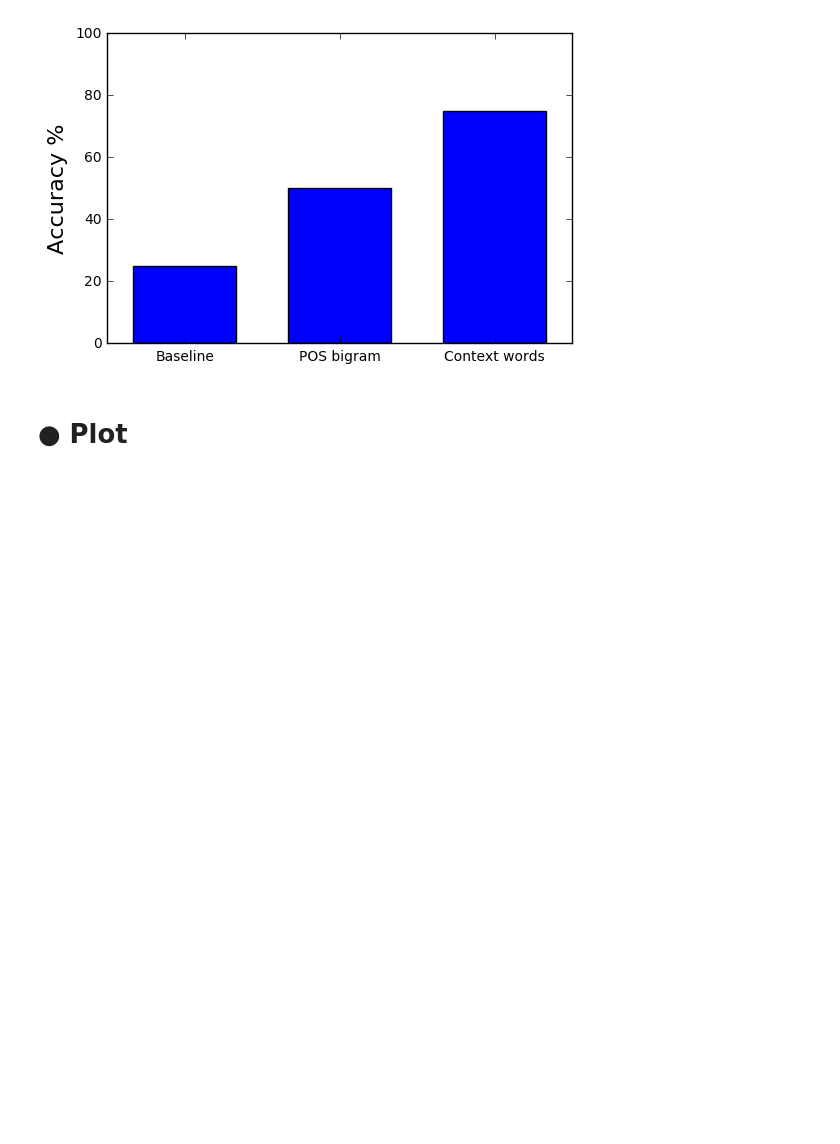
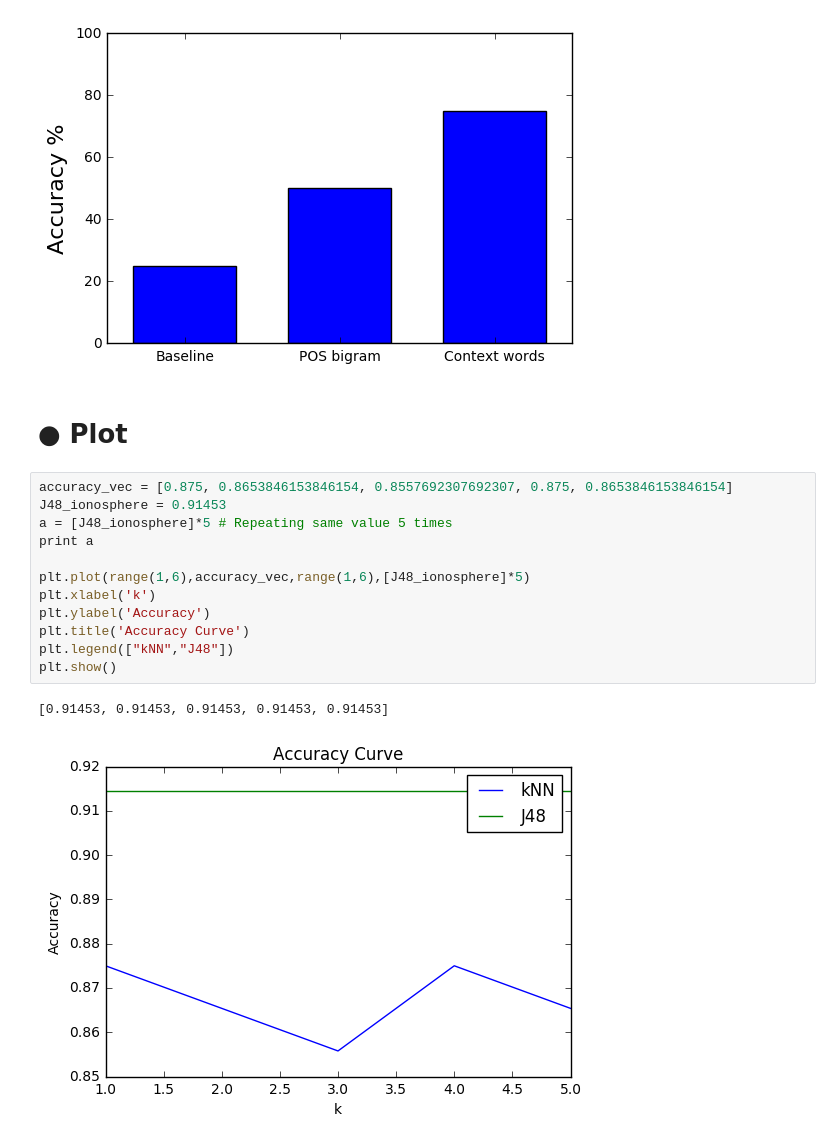
Before and after one commit to gtatiya/Python-Programming, a Jupyter notebook: Matplotlib API/pyplot.ipynb, the cells around one changed output. Saved outputs shown, nothing was run; the diff lists cells and outputs as text; blank space fills up the shorter version.

Commit message:
Updated Plot

```diff
--- a/Matplotlib API/pyplot.ipynb
+++ b/Matplotlib API/pyplot.ipynb
@@ -29,6 +29,21 @@ plt.show()
 [figure]
 # %% [markdown]
 # <a id="Plot">● Plot</a>
+# %%
+accuracy_vec = [0.875, 0.8653846153846154, 0.8557692307692307, 0.875, 0.8653846153846154]
+J48_ionosphere = 0.91453
+a = [J48_ionosphere]*5 # Repeating same value 5 times
+print a
+
+plt.plot(range(1,6),accuracy_vec,range(1,6),[J48_ionosphere]*5)
+plt.xlabel('k')
+plt.ylabel('Accuracy')
+plt.title('Accuracy Curve')
+plt.legend(["kNN","J48"])
+plt.show()
+# %% [output]
+[0.91453, 0.91453, 0.91453, 0.91453, 0.91453]
+[figure, added]
 # %%
 width = [1, 10]
 res_list = [30, 80]
```
Also changed, not shown: parts of 1 cell of this notebook.
